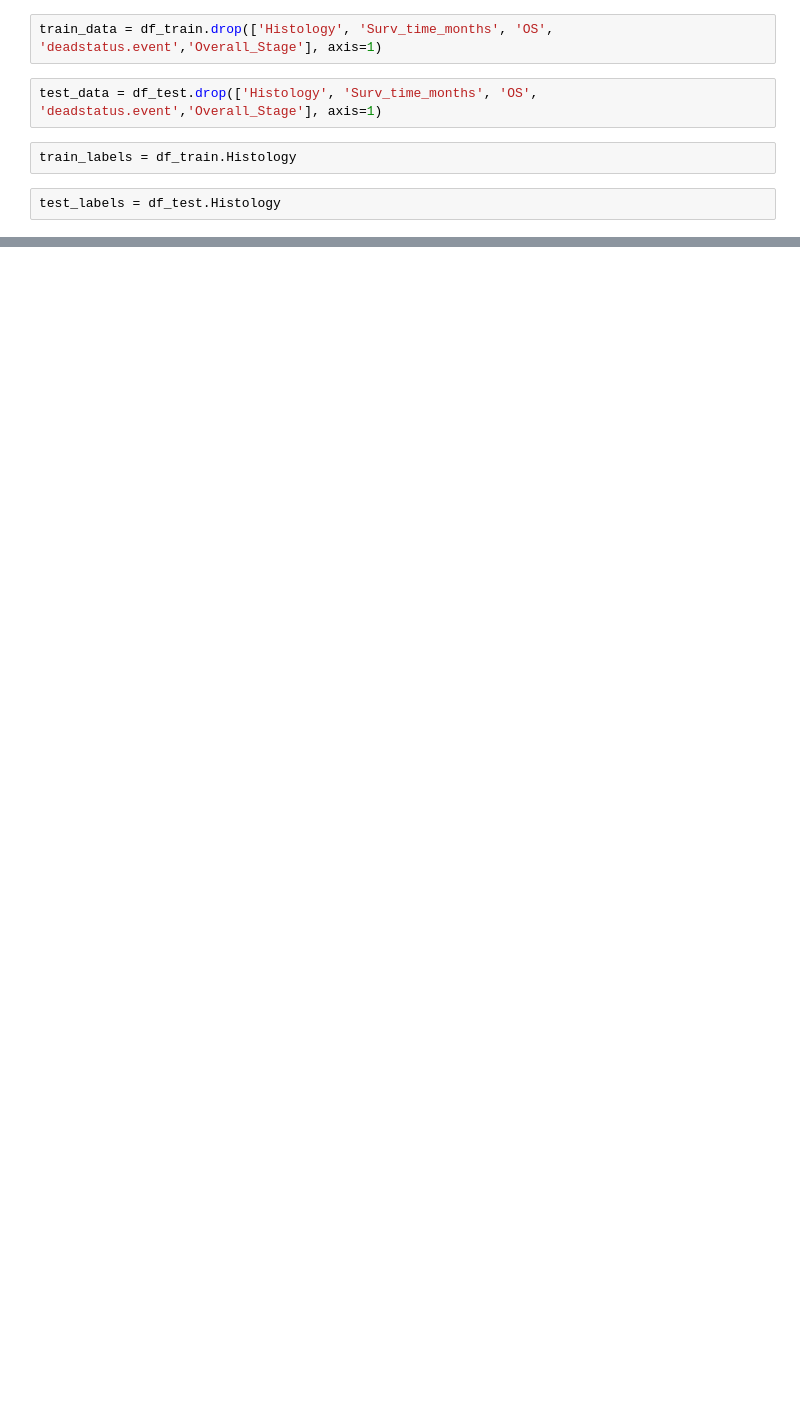
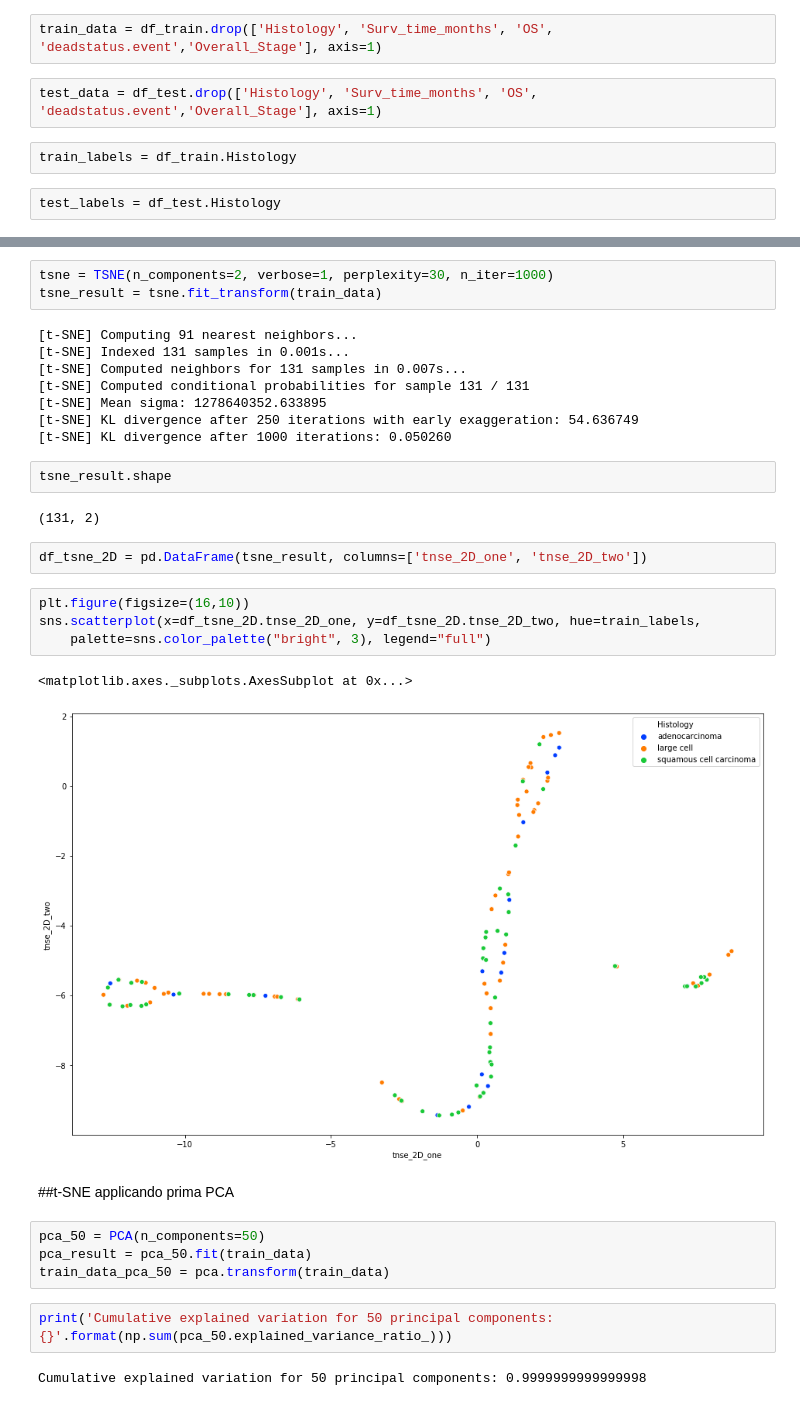
Before and after one commit to leonardoub/SCRIPT_PALERMO, a Jupyter notebook: explore_database_PA.ipynb, the cells around one changed output, grey strips where cells are left out. Saved outputs shown, nothing was run; the diff lists cells and outputs as text; blank space fills up the shorter version.

```diff
--- a/explore_database_PA.ipynb
+++ b/explore_database_PA.ipynb
@@ -377,0 +460,34 @@ pca_result.shape
+# %%
+tsne = TSNE(n_components=2, verbose=1, perplexity=30, n_iter=1000)
+tsne_result = tsne.fit_transform(train_data)
+# %% [output]
+[t-SNE] Computing 91 nearest neighbors...
+[t-SNE] Indexed 131 samples in 0.001s...
+[t-SNE] Computed neighbors for 131 samples in 0.007s...
+[t-SNE] Computed conditional probabilities for sample 131 / 131
+[t-SNE] Mean sigma: 1278640352.633895
+[t-SNE] KL divergence after 250 iterations with early exaggeration: 54.636749
+[t-SNE] KL divergence after 1000 iterations: 0.050260
+# %%
+tsne_result.shape
+# %% [output]
+(131, 2)
+# %%
+df_tsne_2D = pd.DataFrame(tsne_result, columns=['tnse_2D_one', 'tnse_2D_two'])
+# %%
+plt.figure(figsize=(16,10))
+sns.scatterplot(x=df_tsne_2D.tnse_2D_one, y=df_tsne_2D.tnse_2D_two, hue=train_labels,
+    palette=sns.color_palette("bright", 3), legend="full")
+# %% [output]
+<matplotlib.axes._subplots.AxesSubplot at 0x...>
+[figure, added]
+# %% [markdown]
+##t-SNE applicando prima PCA
+# %%
+pca_50 = PCA(n_components=50)
+pca_result = pca_50.fit(train_data)
+train_data_pca_50 = pca.transform(train_data)
+# %%
+print('Cumulative explained variation for 50 principal components: {}'.format(np.sum(pca_50.explained_variance_ratio_)))
+# %% [output]
+Cumulative explained variation for 50 principal components: 0.9999999999999998
```
Also changed, not shown: parts of 68 cells of this notebook.
